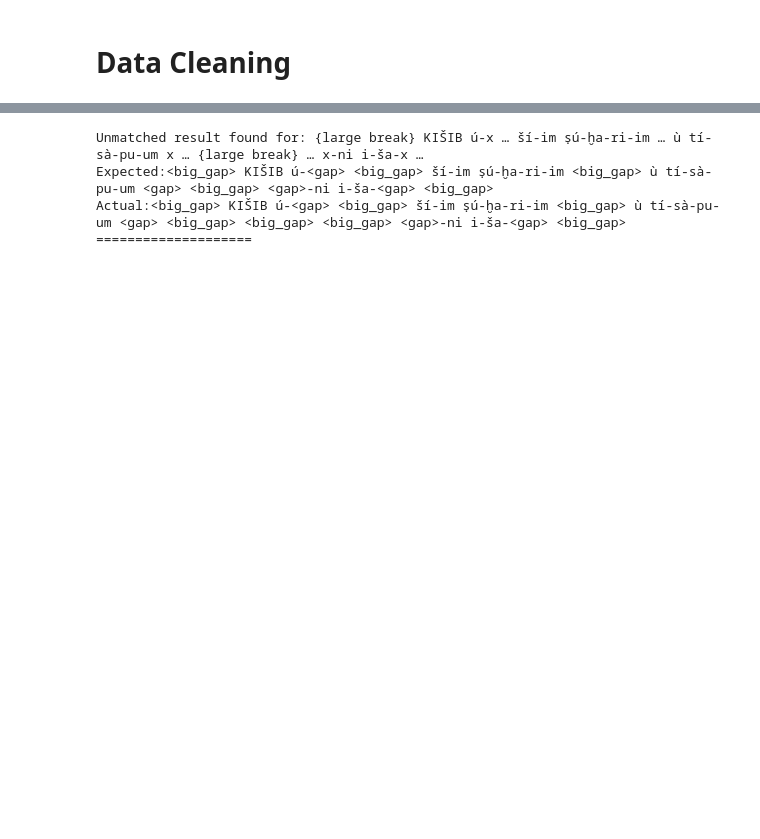
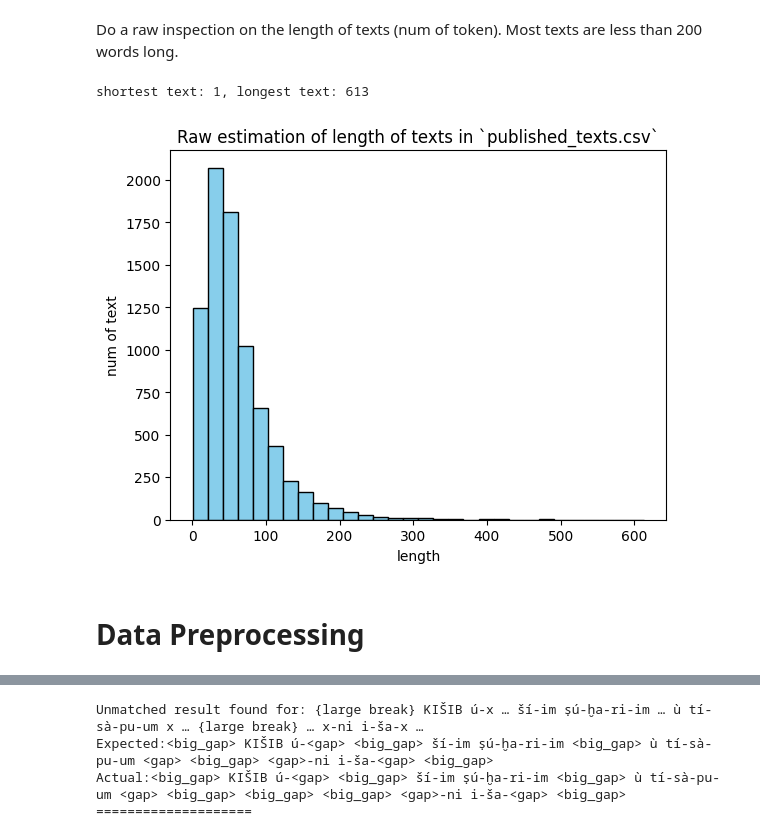
Before and after one commit to yxiaoaz/deep-past, a Jupyter notebook: training.ipynb, the cells around one changed output, grey strips where cells are left out. Cells and saved outputs as stored; diff of their text form; code cells hidden in the pictures; blank space fills up the shorter version.

```diff
--- a/training.ipynb
+++ b/training.ipynb
@@ -19,0 +31,4 @@ MODEL_PREFIX = "mt5-base-finetuned-english-akkadian"
+# %%
+train_df = pd.read_csv(TRAIN_CSV_PATH)
+sentence_align_df = pd.read_csv("data/Sentences_Oare_FirstWord_LinNum.csv")
+published_texts_df = pd.read_csv(PUBLISHED_TEXTS_CSV_PATH)
@@ -20,2 +66,18 @@ MODEL_PREFIX = "mt5-base-finetuned-english-akkadian"
+# %% [markdown]
+Do a raw inspection on the length of texts (num of token). Most texts are less than 200 words long.
+# %%
+num_token_raw = published_texts_df['transliteration'].apply(lambda text: len(text.split()))
+print(f'shortest text: {num_token_raw.min()}, longest text: {num_token_raw.max()}')
+
+plt.hist(num_token_raw, bins=30, color='skyblue', edgecolor='black')
+
+plt.title("Raw estimation of length of texts in `published_texts.csv`")
+plt.xlabel("length")
+plt.ylabel("num of text")
+
+plt.show()
+# %% [output]
+shortest text: 1, longest text: 613
+[figure, added]
 # %% [markdown]
-# Data Cleaning
+# Data Preprocessing
```
Also changed, not shown: parts of 13 cells of this notebook, 1 other file.
